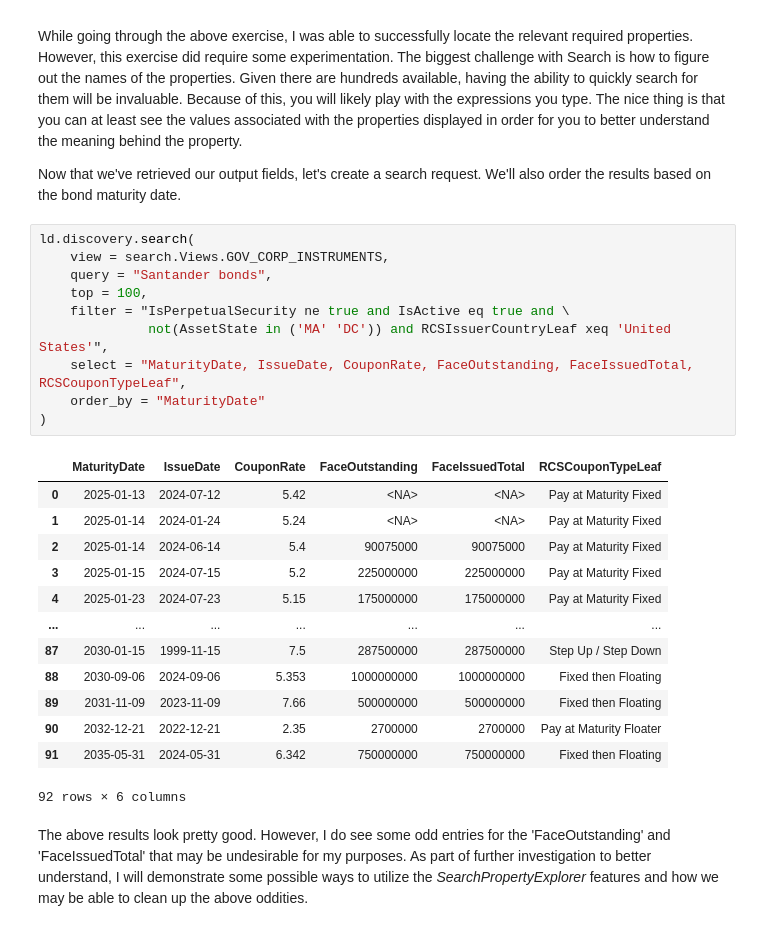
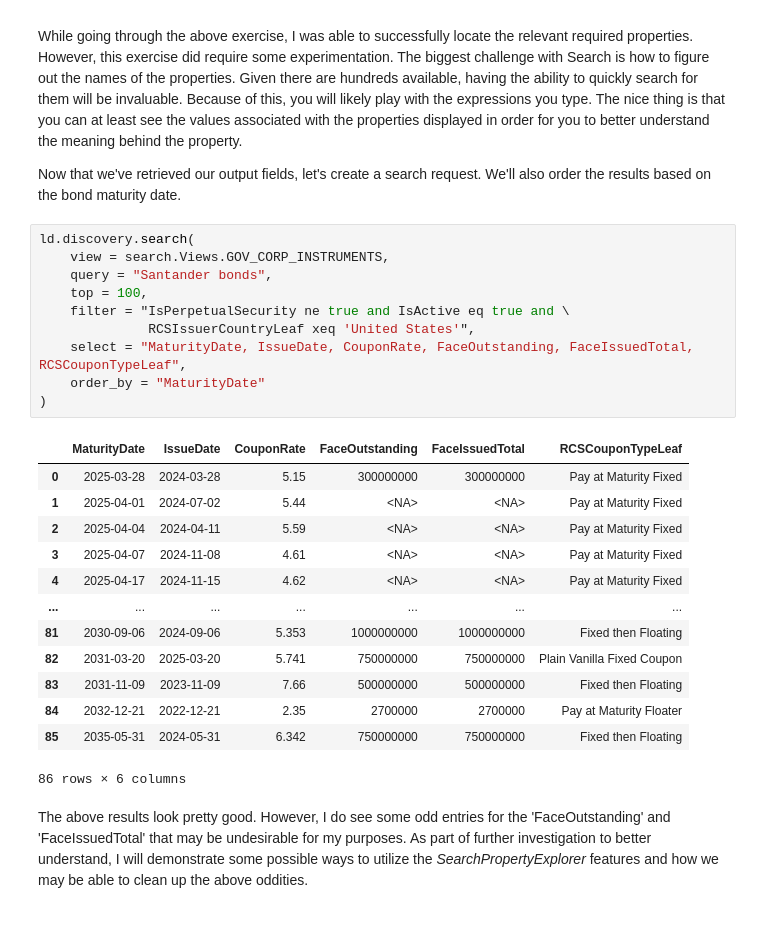
Before and after one commit to LSEG-API-Samples/Article.DataLibrary.Python.SearchPropertyExplorer, a Jupyter notebook: SearchExplorer.ipynb, the cells around one changed output. Cells and saved outputs as stored; diff of their text form.

```diff
--- a/SearchExplorer.ipynb
+++ b/SearchExplorer.ipynb
@@ -346,27 +338,27 @@ Now that we've retrieved our output fields, let's create a search request. We'll
 # %%
 ld.discovery.search(
     view = search.Views.GOV_CORP_INSTRUMENTS,
     query = "Santander bonds",
     top = 100,
     filter = "IsPerpetualSecurity ne true and IsActive eq true and \
-              not(AssetState in ('MA' 'DC')) and RCSIssuerCountryLeaf xeq 'United States'",
+              RCSIssuerCountryLeaf xeq 'United States'",
     select = "MaturityDate, IssueDate, CouponRate, FaceOutstanding, FaceIssuedTotal, RCSCouponTypeLeaf",
     order_by = "MaturityDate"
 )
 # %% [output]
 |  | MaturityDate | IssueDate | CouponRate | FaceOutstanding | FaceIssuedTotal | RCSCouponTypeLeaf |
-| 0 | 2025-01-13 | 2024-07-12 | 5.42 | <NA> | <NA> | Pay at Maturity Fixed |
-| 1 | 2025-01-14 | 2024-01-24 | 5.24 | <NA> | <NA> | Pay at Maturity Fixed |
-| 2 | 2025-01-14 | 2024-06-14 | 5.4 | 90075000 | 90075000 | Pay at Maturity Fixed |
-| 3 | 2025-01-15 | 2024-07-15 | 5.2 | 225000000 | 225000000 | Pay at Maturity Fixed |
-| 4 | 2025-01-23 | 2024-07-23 | 5.15 | 175000000 | 175000000 | Pay at Maturity Fixed |
+| 0 | 2025-03-28 | 2024-03-28 | 5.15 | 300000000 | 300000000 | Pay at Maturity Fixed |
+| 1 | 2025-04-01 | 2024-07-02 | 5.44 | <NA> | <NA> | Pay at Maturity Fixed |
+| 2 | 2025-04-04 | 2024-04-11 | 5.59 | <NA> | <NA> | Pay at Maturity Fixed |
+| 3 | 2025-04-07 | 2024-11-08 | 4.61 | <NA> | <NA> | Pay at Maturity Fixed |
+| 4 | 2025-04-17 | 2024-11-15 | 4.62 | <NA> | <NA> | Pay at Maturity Fixed |
 | ... | ... | ... | ... | ... | ... | ... |
-| 87 | 2030-01-15 | 1999-11-15 | 7.5 | 287500000 | 287500000 | Step Up / Step Down |
-| 88 | 2030-09-06 | 2024-09-06 | 5.353 | 1000000000 | 1000000000 | Fixed then Floating |
-| 89 | 2031-11-09 | 2023-11-09 | 7.66 | 500000000 | 500000000 | Fixed then Floating |
-| 90 | 2032-12-21 | 2022-12-21 | 2.35 | 2700000 | 2700000 | Pay at Maturity Floater |
-| 91 | 2035-05-31 | 2024-05-31 | 6.342 | 750000000 | 750000000 | Fixed then Floating |
+| 81 | 2030-09-06 | 2024-09-06 | 5.353 | 1000000000 | 1000000000 | Fixed then Floating |
+| 82 | 2031-03-20 | 2025-03-20 | 5.741 | 750000000 | 750000000 | Plain Vanilla Fixed Coupon |
+| 83 | 2031-11-09 | 2023-11-09 | 7.66 | 500000000 | 500000000 | Fixed then Floating |
+| 84 | 2032-12-21 | 2022-12-21 | 2.35 | 2700000 | 2700000 | Pay at Maturity Floater |
+| 85 | 2035-05-31 | 2024-05-31 | 6.342 | 750000000 | 750000000 | Fixed then Floating |
-92 rows × 6 columns
+86 rows × 6 columns
 # %% [markdown]
 The above results look pretty good.  However, I do see some odd entries for the 'FaceOutstanding' and 'FaceIssuedTotal' that may be undesirable for my purposes.  As part of further investigation to better understand, I will demonstrate some possible ways to utilize the *SearchPropertyExplorer* features and how we may be able to clean up the above oddities.
 # %% [markdown]
```
Also changed, not shown: parts of 30 cells of this notebook, 1 other file.
